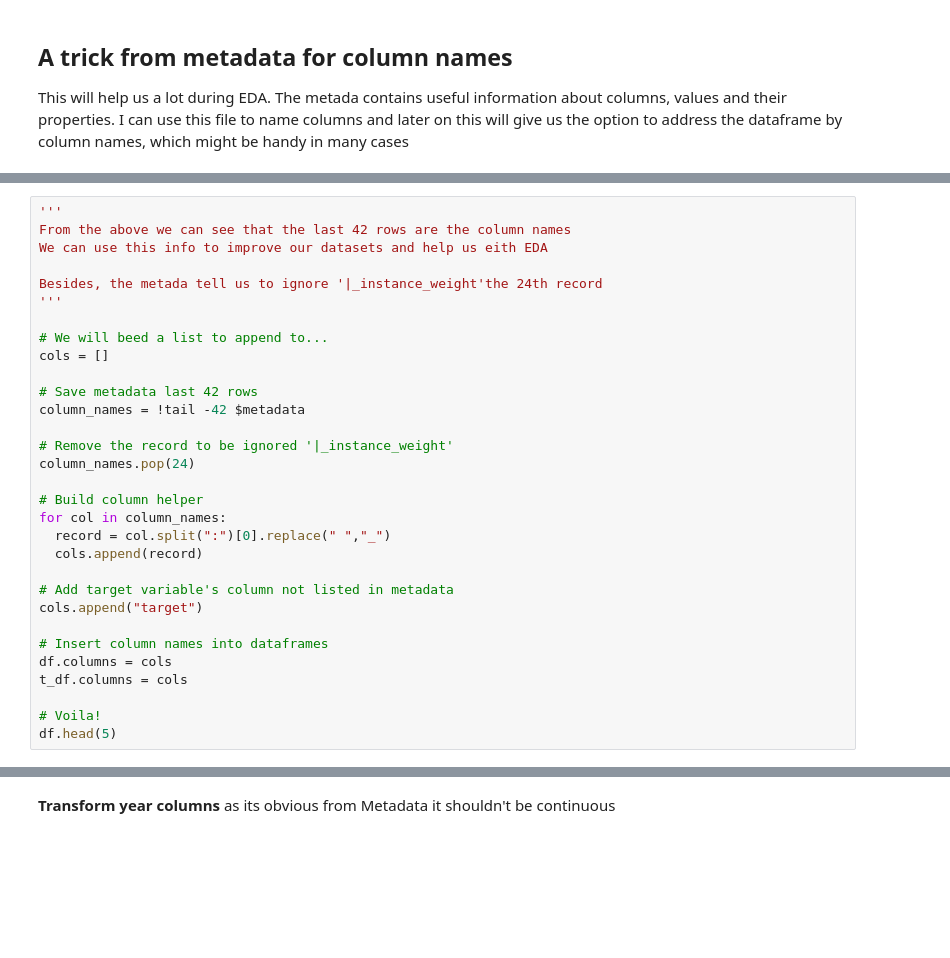
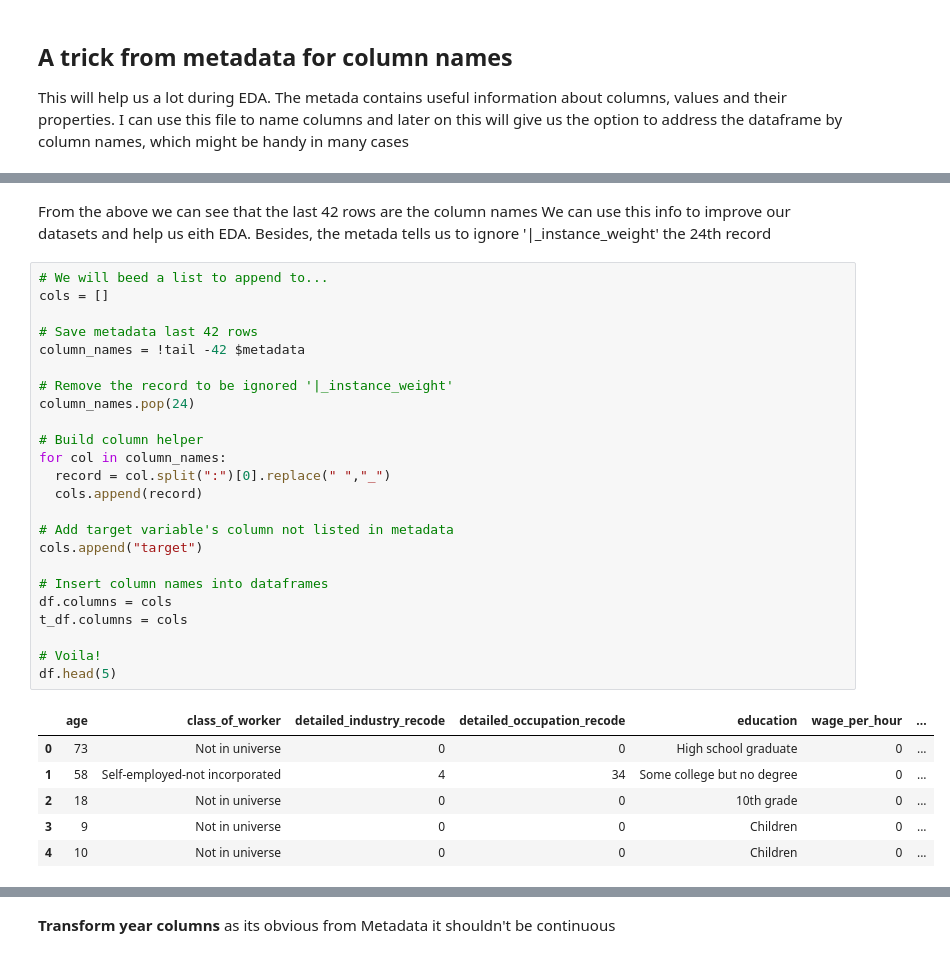
Before and after one commit to btrentini/data_science, a Jupyter notebook: US_Census.ipynb, the cells around one changed output, grey strips where cells are left out. Saved outputs shown, nothing was run; the diff lists cells and outputs as text; blank space fills up the shorter version.

```diff
--- a/US_Census.ipynb
+++ b/US_Census.ipynb
@@ -159,33 +270,36 @@ df.head(5)
+# %% [markdown]
+From the above we can see that the last 42 rows are the column names
+We can use this info to improve our datasets and help us eith EDA. Besides, the metada tells us to ignore '|_instance_weight' the 24th record
 # %%
-'''
-From the above we can see that the last 42 rows are the column names
-We can use this info to improve our datasets and help us eith EDA
-
-Besides, the metada tell us to ignore '|_instance_weight'the 24th record
-'''
-
 # We will beed a list to append to...
 cols = []
 
 # Save metadata last 42 rows
 column_names = !tail -42 $metadata
 
 # Remove the record to be ignored '|_instance_weight'
 column_names.pop(24)
 
 # Build column helper
 for col in column_names:
   record = col.split(":")[0].replace(" ","_")
   cols.append(record)
 
 # Add target variable's column not listed in metadata
 cols.append("target")
 
 # Insert column names into dataframes
 df.columns = cols
 t_df.columns = cols
 
 # Voila!
 df.head(5)
+# %% [output]
+|  | age | class_of_worker | detailed_industry_recode | detailed_occupation_recode | education | wage_per_hour | ... |
+| 0 | 73 | Not in universe | 0 | 0 | High school graduate | 0 | ... |
+| 1 | 58 | Self-employed-not incorporated | 4 | 34 | Some college but no degree | 0 | ... |
+| 2 | 18 | Not in universe | 0 | 0 | 10th grade | 0 | ... |
+| 3 | 9 | Not in universe | 0 | 0 | Children | 0 | ... |
+| 4 | 10 | Not in universe | 0 | 0 | Children | 0 | ... |
 # %%
 df.target.value_counts()
```
Also changed, not shown: parts of 58 cells of this notebook.
